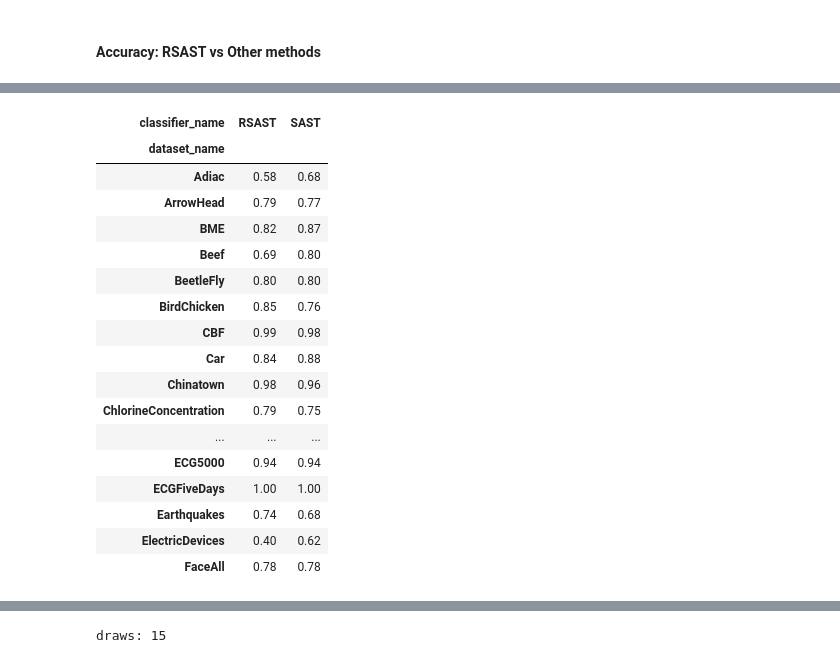
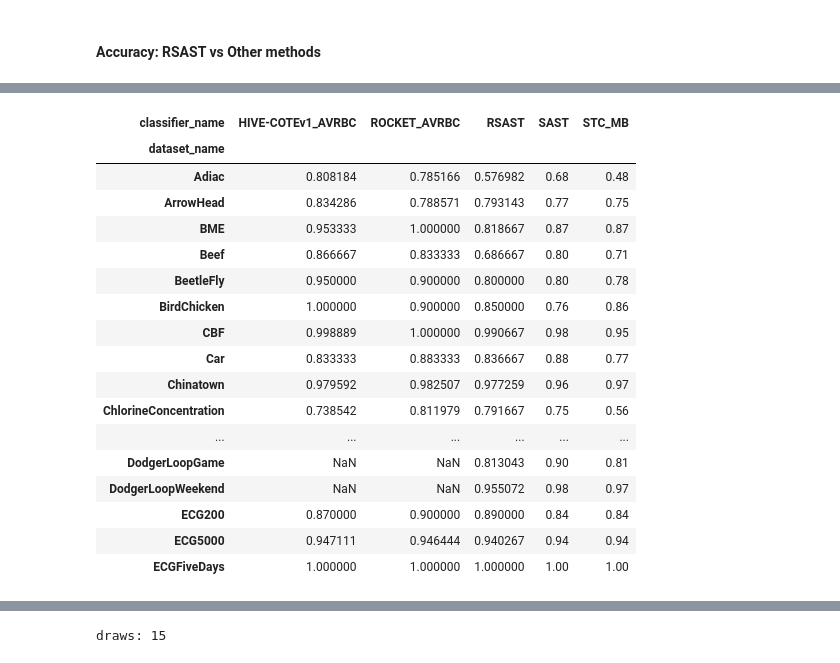
Before and after one commit to nirojasva/random_sast, a Jupyter notebook: ExperimentationRSAST/analysis_rsast_vs_other_method.ipynb, the cells around one changed output, grey strips where cells are left out. Drawn from its saved outputs; the diff is of its cells as text; code cells hidden in the pictures.

Commit message:
updated analysis vs other methods

```diff
--- a/ExperimentationRSAST/analysis_rsast_vs_other_method.ipynb
+++ b/ExperimentationRSAST/analysis_rsast_vs_other_method.ipynb
@@ -112,13 +109,16 @@ df_other_methods=df_other_methods[['dataset','score','method']]
 # %%
 # Set directory where the csv files are located
 
-filepath = os.getcwd()+'/singleTrainTest.csv'
-df_other_methods = pd.read_csv(filepath)
-df_other_methods = df_other_methods.melt(id_vars=["Unnamed: 0"],
+#filepath = os.getcwd()+'/singleTrainTest.csv'
+filepath = os.getcwd()+'/Resamples.csv'
+df = pd.read_csv(filepath)
+df = df.melt(id_vars=["Unnamed: 0"],
         var_name="method",
         value_name="score")
-df_other_methods = df_other_methods.rename(columns={'Unnamed: 0':'dataset'})
-df_other_methods=df_other_methods[['dataset','score','method']]
+df = df.rename(columns={'Unnamed: 0':'dataset'})
+df['method'] = df['method']+"_RES"
+df=df[['dataset','score','method']]
+df_other_methods=pd.concat([df_other_methods,df])
 df_other_methods
 # %% [output]
 |  | dataset | score | method |
@@ -137,11 +137,10 @@ df_other_methods
 # %%
-"""
+
 # Set directory where the csv files are located
 df_other_methods=df_other_methods[df_other_methods.method!="STC"]
-filepath = os.getcwd()+'/ResultsByClassifier/SAST_TESTFOLDS2.csv'
+filepath = os.getcwd()+'/SAST_TESTFOLDS.csv'
 df = pd.read_csv(filepath)
 df = df.rename(columns={'folds:':'dataset','STC':'score'})
-df['method']="STC"
+df['method']="STC_MB"
 df=df[['dataset','score','method']]
 df_other_methods=pd.concat([df_other_methods,df])
-"""
@@ -150,7 +147,7 @@ df_other_methods=pd.concat([df_other_methods,df])
 # %%
 # Set directory where the csv files are located
 
-filepath = os.getcwd()+'/ResultsByClassifier/SAST_TESTFOLDS2.csv'
+filepath = os.getcwd()+'/SAST_TESTFOLDS.csv'
 df = pd.read_csv(filepath)
 df = df.rename(columns={'folds:':'dataset','0':'score'})
 df['method']="SAST"
@@ -168,5 +173,5 @@ array(['NB', 'C45', 'SVML', 'SVMQ', 'BN', 'RandF', 'RotF', 'MLP',
 # %%
-df_other_methods=df_other_methods[df_other_methods['method'].isin(['SAST','ST','LS','FS'])]
+df_other_methods=df_other_methods[df_other_methods['method'].isin(['SAST','STC_MB','ROCKET_AVRBC','HIVE-COTEv1_AVRBC'])]
 #df_other_methods=df_other_methods[df_other_methods['method'].isin(['SAST','STC'])]
 #df_other_methods=df_other_methods[df_other_methods['method'].isin(['SAST'])]
 #df_other_methods=df_other_methods[df_other_methods['method'].isin(['ELIS++','LS','FS','SAST'])]
@@ -365,28 +377,28 @@ WordSynonyms  0.69      5  0.00           0.00
 # %%
 # create a pivot table with the mean of score by hyperparameter
-score_by_method=pd.pivot_table(concatenated_df, values='accuracy', index=['classifier_name'],columns=['dataset_name'], aggfunc='mean')
+t_score_by_method=pd.pivot_table(concatenated_df, values='accuracy', columns=['classifier_name'],index=['dataset_name'], aggfunc='mean')
 #t_score_by_method=score_by_method.transpose()[[hyperparameter,"SAST"]].round(2)
 #t_score_by_method=score_by_method.transpose().round(2)
 t_score_by_method.iloc[0:25,:]
 # %% [output]
-| classifier_name | RSAST | SAST |
-| dataset_name |  |  |
-| Adiac | 0.58 | 0.68 |
-| ArrowHead | 0.79 | 0.77 |
-| BME | 0.82 | 0.87 |
-| Beef | 0.69 | 0.80 |
-| BeetleFly | 0.80 | 0.80 |
-| BirdChicken | 0.85 | 0.76 |
-| CBF | 0.99 | 0.98 |
-| Car | 0.84 | 0.88 |
-| Chinatown | 0.98 | 0.96 |
-| ChlorineConcentration | 0.79 | 0.75 |
-| ... | ... | ... |
-| ECG5000 | 0.94 | 0.94 |
-| ECGFiveDays | 1.00 | 1.00 |
-| Earthquakes | 0.74 | 0.68 |
-| ElectricDevices | 0.40 | 0.62 |
-| FaceAll | 0.78 | 0.78 |
+| classifier_name | HIVE-COTEv1_AVRBC | ROCKET_AVRBC | RSAST | SAST | STC_MB |
+| dataset_name |  |  |  |  |  |
+| Adiac | 0.808184 | 0.785166 | 0.576982 | 0.68 | 0.48 |
+| ArrowHead | 0.834286 | 0.788571 | 0.793143 | 0.77 | 0.75 |
+| BME | 0.953333 | 1.000000 | 0.818667 | 0.87 | 0.87 |
+| Beef | 0.866667 | 0.833333 | 0.686667 | 0.80 | 0.71 |
+| BeetleFly | 0.950000 | 0.900000 | 0.800000 | 0.80 | 0.78 |
+| BirdChicken | 1.000000 | 0.900000 | 0.850000 | 0.76 | 0.86 |
+| CBF | 0.998889 | 1.000000 | 0.990667 | 0.98 | 0.95 |
+| Car | 0.833333 | 0.883333 | 0.836667 | 0.88 | 0.77 |
+| Chinatown | 0.979592 | 0.982507 | 0.977259 | 0.96 | 0.97 |
+| ChlorineConcentration | 0.738542 | 0.811979 | 0.791667 | 0.75 | 0.56 |
+| ... | ... | ... | ... | ... | ... |
+| DodgerLoopGame | NaN | NaN | 0.813043 | 0.90 | 0.81 |
+| DodgerLoopWeekend | NaN | NaN | 0.955072 | 0.98 | 0.97 |
+| ECG200 | 0.870000 | 0.900000 | 0.890000 | 0.84 | 0.84 |
+| ECG5000 | 0.947111 | 0.946444 | 0.940267 | 0.94 | 0.94 |
+| ECGFiveDays | 1.000000 | 1.000000 | 1.000000 | 1.00 | 1.00 |
 # %%
 t_score_by_method.iloc[25:49,:]
 # %% [output]
```
Also changed, not shown: parts of 31 cells of this notebook, 26 other files.
